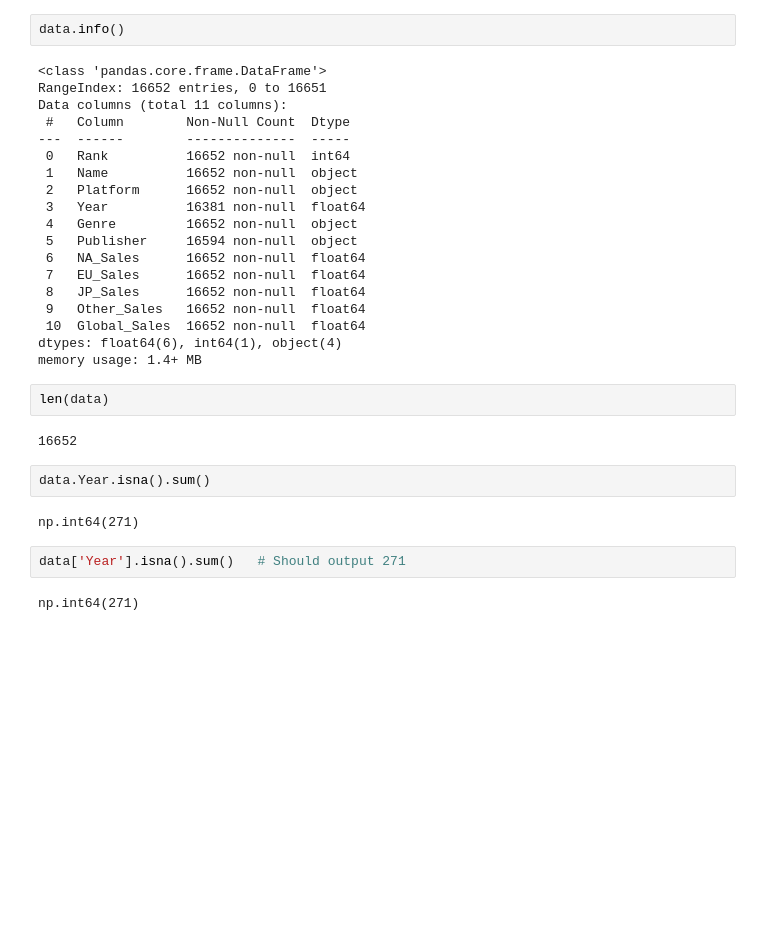
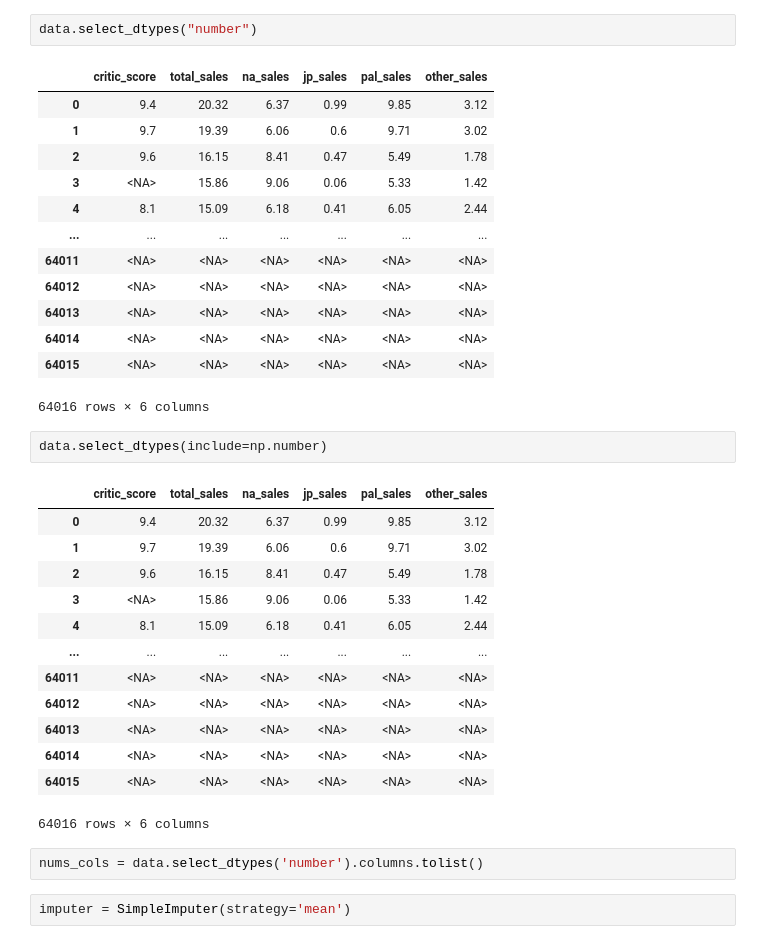
Before and after one commit to nadeemkhanrtm1/video-game-analysis, a Jupyter notebook: video_game_analysis.ipynb, the cells around one changed output. Cells and saved outputs as stored; diff of their text form; blank space fills up the shorter version.

```diff
--- a/video_game_analysis.ipynb
+++ b/video_game_analysis.ipynb
@@ -245,33 +141,36 @@ data[data['Year'].isnull()]
-# %%
-data.info()
-# %% [output]
-<class 'pandas.core.frame.DataFrame'>
-RangeIndex: 16652 entries, 0 to 16651
-Data columns (total 11 columns):
- #   Column        Non-Null Count  Dtype
----  ------        --------------  -----
- 0   Rank          16652 non-null  int64
- 1   Name          16652 non-null  object
- 2   Platform      16652 non-null  object
- 3   Year          16381 non-null  float64
- 4   Genre         16652 non-null  object
- 5   Publisher     16594 non-null  object
- 6   NA_Sales      16652 non-null  float64
- 7   EU_Sales      16652 non-null  float64
- 8   JP_Sales      16652 non-null  float64
- 9   Other_Sales   16652 non-null  float64
- 10  Global_Sales  16652 non-null  float64
-dtypes: float64(6), int64(1), object(4)
-memory usage: 1.4+ MB
-# %%
-len(data)
-# %% [output]
-16652
-# %%
-data.Year.isna().sum()
-# %% [output]
-np.int64(271)
-# %%
-data['Year'].isna().sum()   # Should output 271
-# %% [output]
-np.int64(271)
+# %%
+data.select_dtypes("number")
+# %% [output]
+|  | critic_score | total_sales | na_sales | jp_sales | pal_sales | other_sales |
+| 0 | 9.4 | 20.32 | 6.37 | 0.99 | 9.85 | 3.12 |
+| 1 | 9.7 | 19.39 | 6.06 | 0.6 | 9.71 | 3.02 |
+| 2 | 9.6 | 16.15 | 8.41 | 0.47 | 5.49 | 1.78 |
+| 3 | <NA> | 15.86 | 9.06 | 0.06 | 5.33 | 1.42 |
+| 4 | 8.1 | 15.09 | 6.18 | 0.41 | 6.05 | 2.44 |
+| ... | ... | ... | ... | ... | ... | ... |
+| 64011 | <NA> | <NA> | <NA> | <NA> | <NA> | <NA> |
+| 64012 | <NA> | <NA> | <NA> | <NA> | <NA> | <NA> |
+| 64013 | <NA> | <NA> | <NA> | <NA> | <NA> | <NA> |
+| 64014 | <NA> | <NA> | <NA> | <NA> | <NA> | <NA> |
+| 64015 | <NA> | <NA> | <NA> | <NA> | <NA> | <NA> |
+64016 rows × 6 columns
+# %%
+data.select_dtypes(include=np.number)
+# %% [output]
+|  | critic_score | total_sales | na_sales | jp_sales | pal_sales | other_sales |
+| 0 | 9.4 | 20.32 | 6.37 | 0.99 | 9.85 | 3.12 |
+| 1 | 9.7 | 19.39 | 6.06 | 0.6 | 9.71 | 3.02 |
+| 2 | 9.6 | 16.15 | 8.41 | 0.47 | 5.49 | 1.78 |
+| 3 | <NA> | 15.86 | 9.06 | 0.06 | 5.33 | 1.42 |
+| 4 | 8.1 | 15.09 | 6.18 | 0.41 | 6.05 | 2.44 |
+| ... | ... | ... | ... | ... | ... | ... |
+| 64011 | <NA> | <NA> | <NA> | <NA> | <NA> | <NA> |
+| 64012 | <NA> | <NA> | <NA> | <NA> | <NA> | <NA> |
+| 64013 | <NA> | <NA> | <NA> | <NA> | <NA> | <NA> |
+| 64014 | <NA> | <NA> | <NA> | <NA> | <NA> | <NA> |
+| 64015 | <NA> | <NA> | <NA> | <NA> | <NA> | <NA> |
+64016 rows × 6 columns
+# %%
+nums_cols = data.select_dtypes('number').columns.tolist()
+# %%
+imputer = SimpleImputer(strategy='mean')
```
Also changed, not shown: parts of 47 cells of this notebook.
